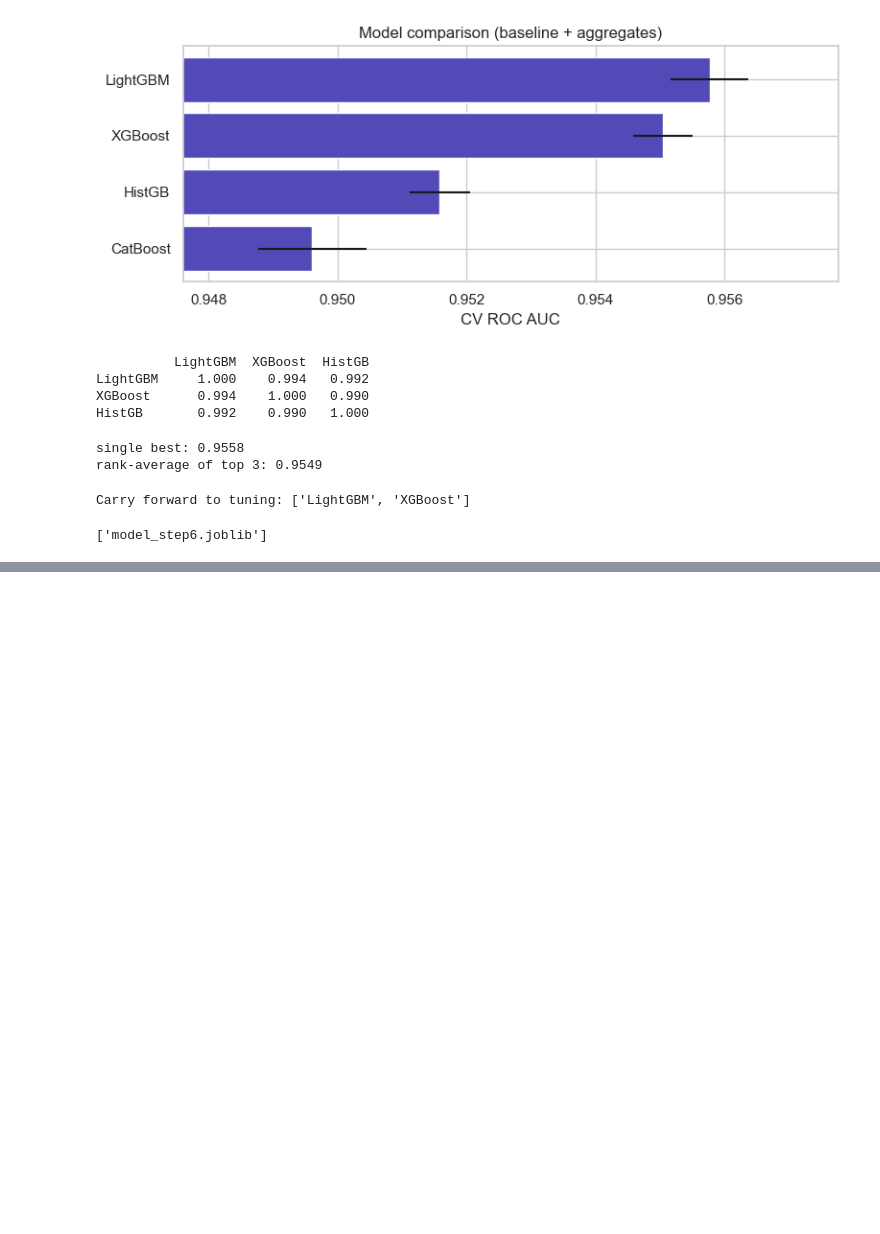
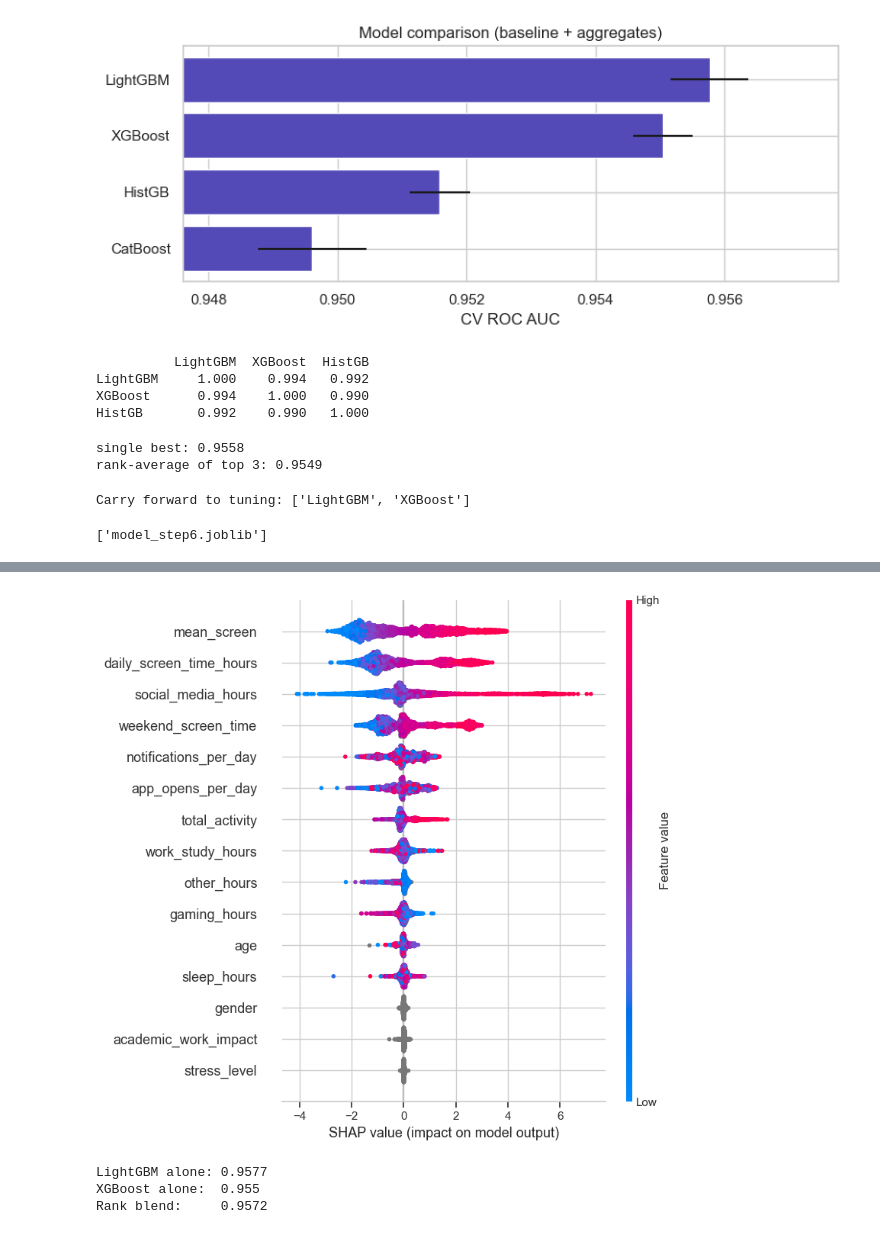
Before and after one commit to ikiu-bit/phone-addiction-project, a Jupyter notebook: first_attempt.ipynb, the cells around one changed output, grey strips where cells are left out. Drawn from its saved outputs; the diff is of its cells as text; code cells hidden in the pictures; blank space fills up the shorter version.

```diff
--- a/first_attempt.ipynb
+++ b/first_attempt.ipynb
@@ -883,0 +914,9 @@ Carry forward to tuning: ['LightGBM', 'XGBoost']
+# %%
+def prepare(data):
+    d = add_features(data, groups=GROUPS)
+    for c in cat_cols:
+        d[c] = d[c].astype('category')        # LightGBM handles categories + NaN natively
+    return d
+
+Xs_fe = prepare(Xs)
+cv_tune = StratifiedKFold(n_splits=3, shuffle=True, random_state=SEED)   # 3 folds = faster
@@ -883,0 +1021,37 @@ Carry forward to tuning: ['LightGBM', 'XGBoost']
+# %%
+import shap
+
+model = LGBMClassifier(**study.best_params, random_state=SEED, verbose=-1,
+                       **({'subsample_freq': 1} if 'subsample_freq' not in study.best_params else {}))
+model.fit(X_fe, y)
+
+sample = X_fe.sample(5000, random_state=SEED)
+explainer = shap.TreeExplainer(model)
+shap_values = explainer.shap_values(sample)
+sv = shap_values[1] if isinstance(shap_values, list) else shap_values   # handles version differences
+
+shap.summary_plot(sv, sample, show=False)
+plt.tight_layout(); plt.savefig('reports/figures/shap_summary.png', dpi=150, bbox_inches='tight'); plt.show()
+# %% [output]
+[figure, added]
+# %%
+from xgboost import XGBClassifier
+from sklearn.model_selection import cross_val_predict
+from scipy.stats import rankdata
+from sklearn.metrics import roc_auc_score
+
+xgb = XGBClassifier(n_estimators=500, learning_rate=0.05, max_depth=6,
+                    tree_method='hist', enable_categorical=True,
+                    random_state=SEED, verbosity=0)
+
+p_lgb = cross_val_predict(tuned_lgbm, Xs_fe, ys, cv=cv_check, method='predict_proba')[:, 1]
+p_xgb = cross_val_predict(xgb,        Xs_fe, ys, cv=cv_check, method='predict_proba')[:, 1]
+
+blend = (rankdata(p_lgb) + rankdata(p_xgb)) / 2
+print('LightGBM alone:', round(roc_auc_score(ys, p_lgb), 4))
+print('XGBoost alone: ', round(roc_auc_score(ys, p_xgb), 4))
+print('Rank blend:    ', round(roc_auc_score(ys, blend), 4))
+# %% [output]
+LightGBM alone: 0.9577
+XGBoost alone:  0.955
+Rank blend:     0.9572
```
Also changed, not shown: parts of 18 cells of this notebook, 7 other files.
